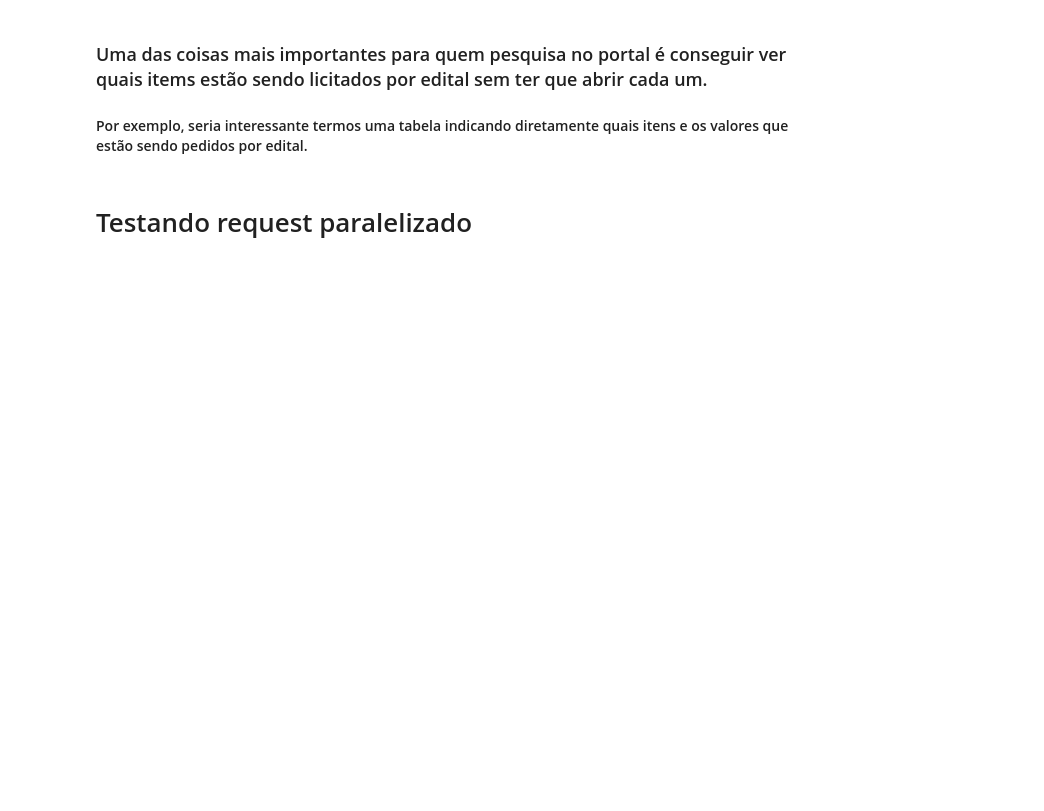
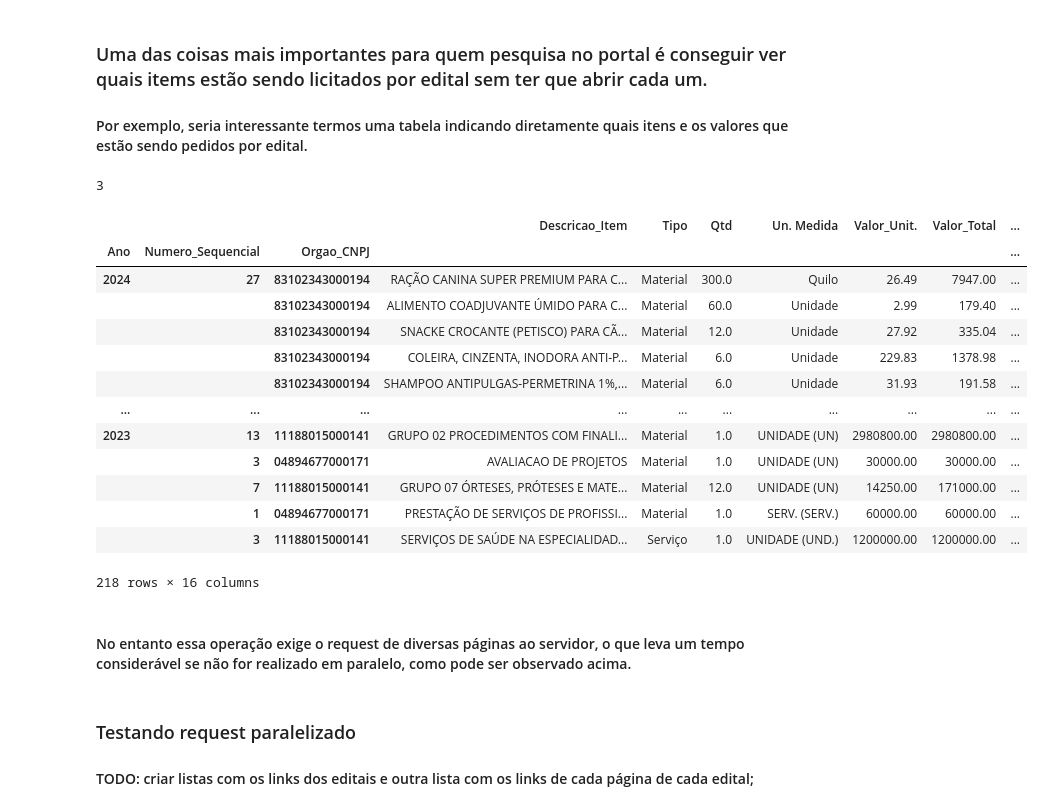
Before and after one commit to Tiago-Vitali/Scrap-PNCP, a Jupyter notebook: Scrap_PNCP_with_API.ipynb, the cells around one changed output. Drawn from its saved outputs; the diff is of its cells as text; code cells hidden in the pictures; blank space fills up the shorter version.

```diff
--- a/Scrap_PNCP_with_API.ipynb
+++ b/Scrap_PNCP_with_API.ipynb
@@ -133,17 +114,0 @@ total_paginas
-# %%
-
-editais = []
-df_editais = pd.DataFrame()
-
-for pagina in range(1,total_paginas + 1):
-
-    params_editais['pagina'] = pagina
-    registros_editais = pd.json_normalize(request_editais(params_editais).json()['items'])[['municipio_nome','esfera_nome', 'uf', 'orgao_nome', 'orgao_cnpj' ,'description', 'modalidade_licitacao_nome',
-                                              'data_inicio_vigencia', 'data_fim_vigencia', 'ano', 'numero_sequencial']]
-    editais.append(registros_editais)
-
-df_editais = pd.concat(editais, ignore_index=True)
-df_editais.rename(columns = {'numero_sequencial':'Numero_Sequencial', 'municipio_nome':'Municipio', 'esfera_nome':'Esfera', 'orgao_nome':'Orgao', 'orgao_cnpj':'Orgao_CNPJ', 'description':'Descricao',
-                              'modalidade_licitacao_nome':'Modalidade', 'data_inicio_vigencia':'Data_Inicio',
-                                'data_fim_vigencia':'Data_Fim', 'ano':'Ano'}, inplace = True)
-df_editais.head()
@@ -150,6 +139,23 @@ df_editais.head()
 # %% [markdown]
 ### Uma das coisas mais importantes para quem pesquisa no portal é conseguir ver quais items estão sendo licitados por edital sem ter que abrir cada um.
 #### Por exemplo, seria interessante termos uma tabela indicando diretamente quais itens e os valores que estão sendo pedidos por edital.
+# %%
+params_editais = {
+        'tipos_documento': 'edital',
+        'ordenacao': '-data',
+        'pagina': '1',
+        'tam_pagina': '10',
+        'status': 'recebendo_proposta',
+        'municipios': 4359
+    }
+
+r = request_editais(params_editais)
+
+total_items = r.json()['total']
+total_paginas = ceil(total_items/int(params_editais['tam_pagina']))
+total_paginas
+# %% [output]
+3
 # %%
 editais = []
 items = []
@@ -158,7 +164,8 @@ df_items = pd.DataFrame()
 
 params_items = {
     'páginas': 1,
-    'tamanhoPagina': 10
+    'tamanhoPagina': 10,
+    'municipios': 4359
 }
 
 for pagina in range(1,total_paginas + 1):
@@ -176,33 +183,52 @@ for pagina in range(1,total_paginas + 1):
         total_paginas_items = ceil(items_qtd / params_items['tamanhoPagina'])
 
         for pagina_item in range(1,total_paginas_items + 1):
 
             params_items['páginas'] = pagina_item
 
             r_items = requests.get('https://pncp.gov.br/api/pncp/v1/orgaos/' + orgao_cnpj +'/compras/' + ano_url + '/' +  numero_sequencial + '/itens?', params=params_items)
 
             registro_items = pd.json_normalize(r_items.json()) \
                 [['descricao', 'materialOuServicoNome', 'quantidade', 'unidadeMedida', 'valorUnitarioEstimado', 'valorTotal', 'orcamentoSigiloso', 'tipoBeneficioNome']]
             registro_items['Numero_Sequencial'] = numero_sequencial
             registro_items['Orgao_CNPJ'] = orgao_cnpj
             registro_items['Ano'] = ano_url
 
             items.append(registro_items)
 
 df_items = pd.concat(items, ignore_index=True)
 df_items.rename(columns = {'descricao':'Descricao_Item','materialOuServicoNome':'Tipo','quantidade':'Qtd','unidadeMedida':'Un. Medida',
                             'valorUnitarioEstimado':'Valor_Unit.', 'valorTotal':'Valor_Total', 'orcamentoSigiloso':'Sigiloso',
                             'tipoBeneficioNome':'Tipo_Beneficio'}, inplace = True)
 
 
 df_editais = pd.concat(editais, ignore_index=True)
 df_editais.rename(columns = {'numero_sequencial':'Numero_Sequencial', 'municipio_nome':'Municipio', 'esfera_nome':'Esfera', 'orgao_nome':'Orgao', 'orgao_cnpj':'Orgao_CNPJ', 'description':'Descricao',
                               'modalidade_licitacao_nome':'Modalidade', 'data_inicio_vigencia':'Data_Inicio',
                                 'data_fim_vigencia':'Data_Fim', 'ano':'Ano', 'uf': 'UF'}, inplace = True)
 
 
 df_compilado = df_items.merge(df_editais, left_on=['Ano', 'Numero_Sequencial', 'Orgao_CNPJ'], right_on=['Ano', 'Numero_Sequencial', 'Orgao_CNPJ'])
 df_compilado.set_index(['Ano', 'Numero_Sequencial', 'Orgao_CNPJ'])
+# %% [output]
+|  |  |  | Descricao_Item | Tipo | Qtd | Un. Medida | Valor_Unit. | Valor_Total | ... |
+| Ano | Numero_Sequencial | Orgao_CNPJ |  |  |  |  |  |  | ... |
+| 2024 | 27 | 83102343000194 | RAÇÃO CANINA SUPER PREMIUM PARA C... | Material | 300.0 | Quilo | 26.49 | 7947.00 | ... |
+|  |  | 83102343000194 | ALIMENTO COADJUVANTE ÚMIDO PARA C... | Material | 60.0 | Unidade | 2.99 | 179.40 | ... |
+|  |  | 83102343000194 | SNACKE CROCANTE (PETISCO) PARA CÃ... | Material | 12.0 | Unidade | 27.92 | 335.04 | ... |
+|  |  | 83102343000194 | COLEIRA, CINZENTA, INODORA ANTI-P... | Material | 6.0 | Unidade | 229.83 | 1378.98 | ... |
+|  |  | 83102343000194 | SHAMPOO ANTIPULGAS-PERMETRINA 1%,... | Material | 6.0 | Unidade | 31.93 | 191.58 | ... |
+| ... | ... | ... | ... | ... | ... | ... | ... | ... | ... |
+| 2023 | 13 | 11188015000141 | GRUPO 02 PROCEDIMENTOS COM FINALI... | Material | 1.0 | UNIDADE (UN) | 2980800.00 | 2980800.00 | ... |
+|  | 3 | 04894677000171 | AVALIACAO DE PROJETOS | Material | 1.0 | UNIDADE (UN) | 30000.00 | 30000.00 | ... |
+|  | 7 | 11188015000141 | GRUPO 07 ÓRTESES, PRÓTESES E MATE... | Material | 12.0 | UNIDADE (UN) | 14250.00 | 171000.00 | ... |
+|  | 1 | 04894677000171 | PRESTAÇÃO DE SERVIÇOS DE PROFISSI... | Material | 1.0 | SERV. (SERV.) | 60000.00 | 60000.00 | ... |
+|  | 3 | 11188015000141 | SERVIÇOS DE SAÚDE NA ESPECIALIDAD... | Serviço | 1.0 | UNIDADE (UND.) | 1200000.00 | 1200000.00 | ... |
+218 rows × 16 columns
-# %% [markdown]
-# Testando request paralelizado
+# %% [markdown]
+#### No entanto essa operação exige o request de diversas páginas ao servidor, o que leva um tempo considerável se não for realizado em paralelo, como pode ser observado acima.
+# %% [markdown]
+### Testando request paralelizado
+
+#### TODO: criar listas com os links dos editais e outra lista com os links de cada página de cada edital;
 # %%
```
Also changed, not shown: parts of 32 cells of this notebook.
